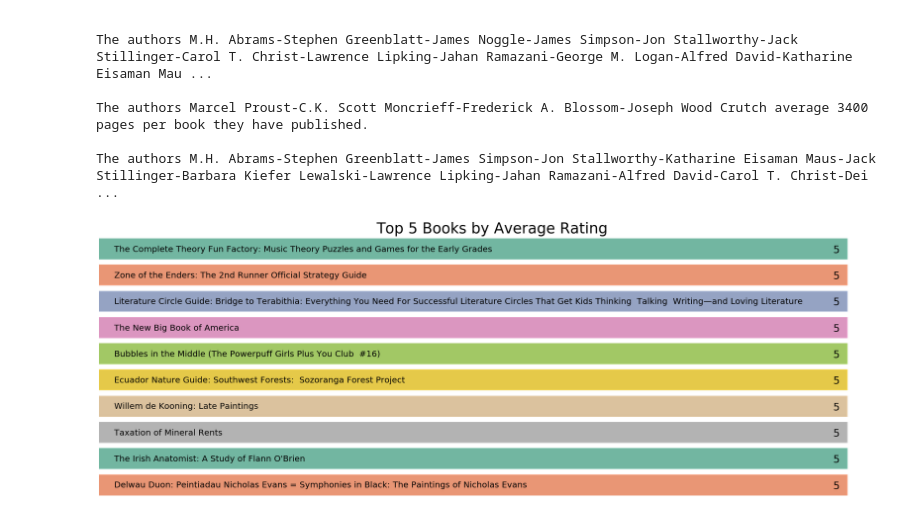
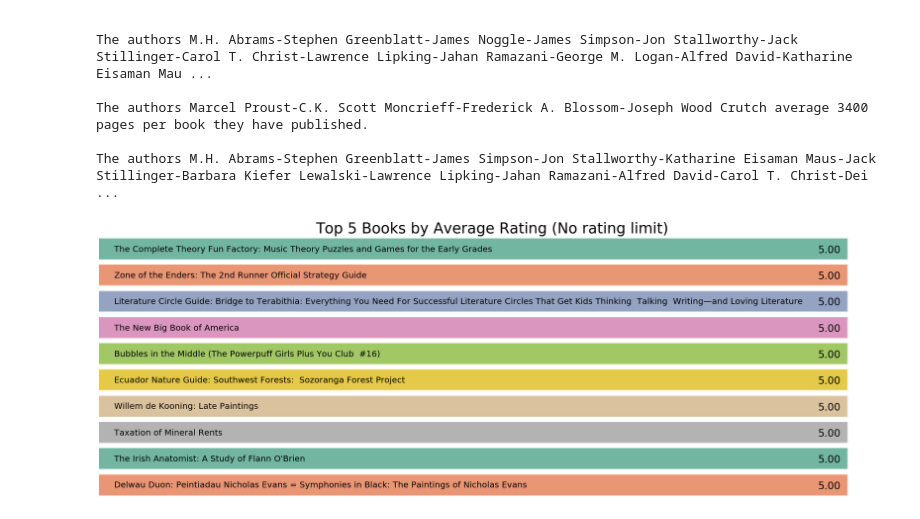
Before and after one commit to DanielPDWalker/Goodreads-Exploratory-Data-Analysis, a Jupyter notebook: Goodreadsbooks.ipynb, the cells around one changed output. Cells and saved outputs as stored; diff of their text form; code cells hidden in the pictures.

Commit message:
Added top 10 books by svg rating graphs (3 versions)

```diff
--- a/Goodreadsbooks.ipynb
+++ b/Goodreadsbooks.ipynb
@@ -224,14 +236,12 @@ The authors M.H. Abrams-Stephen Greenblatt-James Simpson-Jon Stallworthy-Kathari
 # %%
-top_10_books_avg_rating = df.sort_values('average_rating', ascending=False).head(10).set_index('title')
-
 plt.figure(figsize=(27, 10))
 ax = sns.barplot(top_10_books_avg_rating['average_rating'], top_10_books_avg_rating.index, palette='Set2')
-ax.set_title("Top 5 Books by Average Rating", fontsize=35)
+ax.set_title("Top 5 Books by Average Rating (No rating limit)", fontsize=35)
 minimalhbargraph()
 num = 0
 for i in ax.patches:
-    ax.text(4.9, i.get_y()+0.55, str(round(i.get_width()))[:-2], fontsize = 24, color = 'k')
+    ax.text(i.get_width()-0.2, i.get_y()+0.55, "{0:.2f}".format(i.get_width()), fontsize = 24, color = 'k')
     ax.text(i.get_x()+0.1, i.get_y()+0.5, str(top_10_books_avg_rating.index[num]), fontsize = 20, color = 'k')
     num += 1
 # %% [output]
-[figure, old version]
+[figure, new version]
```
Also changed, not shown: parts of 5 cells of this notebook.
